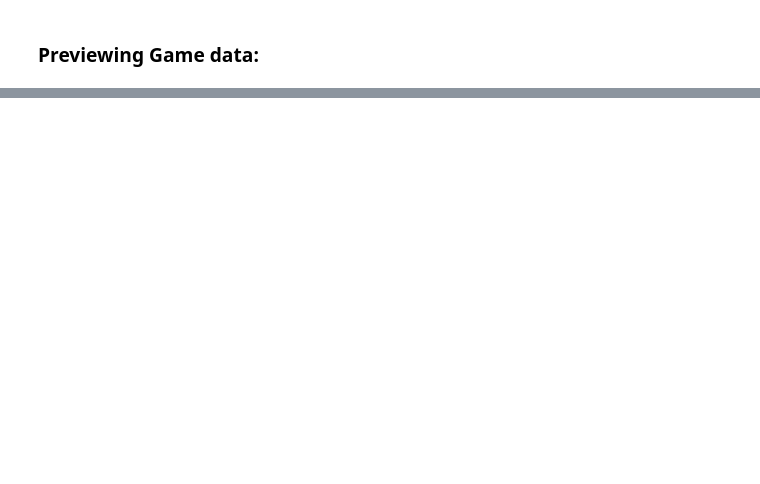
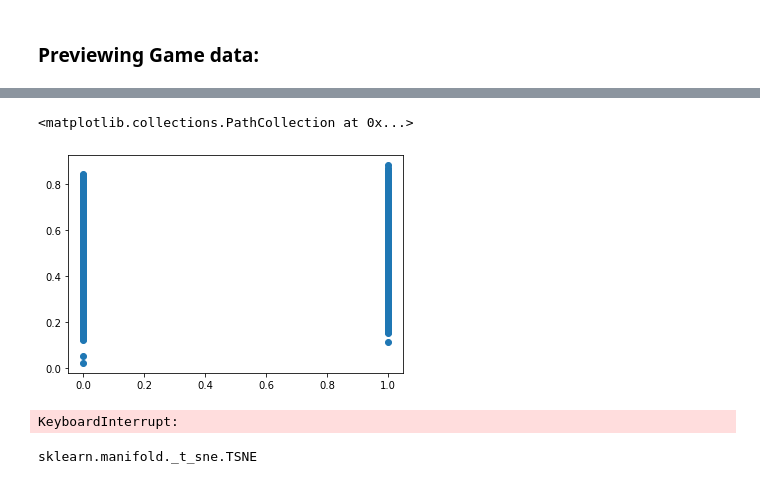
Before and after one commit to bplee/mtg_analysis, a Jupyter notebook: code/data_walkthrough.ipynb, the cells around one changed output, grey strips where cells are left out. Cells and saved outputs as stored; diff of their text form; code cells hidden in the pictures; blank space fills up the shorter version.

Commit message:
added data download code, and added log. regression model;

```diff
--- a/code/data_walkthrough.ipynb
+++ b/code/data_walkthrough.ipynb
@@ -59,0 +72,3 @@ reduc.fit_transform(deck_data.iloc[:,1:])
+# %%
+wins = data.won
+open_hands = data.iloc[:, ["opening_hand" in col for col in data.columns]]
@@ -59,0 +80,4 @@ reduc.fit_transform(deck_data.iloc[:,1:])
+# %%
+model = sklearn.linear_model.LogisticRegression()
+# %%
+lg = model.fit(open_hands.to_numpy(), wins.to_numpy().astype(int))
@@ -59,0 +92,2 @@ reduc.fit_transform(deck_data.iloc[:,1:])
+# %%
+preds= lg.predict_proba(open_hands.to_numpy())
@@ -59,0 +96,5 @@ reduc.fit_transform(deck_data.iloc[:,1:])
+# %%
+plt.scatter(wins.to_numpy().astype(int), preds[:,1])
+# %% [output]
+<matplotlib.collections.PathCollection at 0x...>
+[figure, added]
@@ -59,0 +103,5 @@ reduc.fit_transform(deck_data.iloc[:,1:])
+# %%
+df = pd.DataFrame(preds[:,1], wins)
+sns.violinplot(x=preds[:,1], y=wins.to_numpy().astype(int))
+# %% [output]
+KeyboardInterrupt:
@@ -59,0 +114,4 @@ reduc.fit_transform(deck_data.iloc[:,1:])
+# %%
+tsne_out
+# %% [output]
+sklearn.manifold._t_sne.TSNE
```
Also changed, not shown: parts of 19 cells of this notebook.
